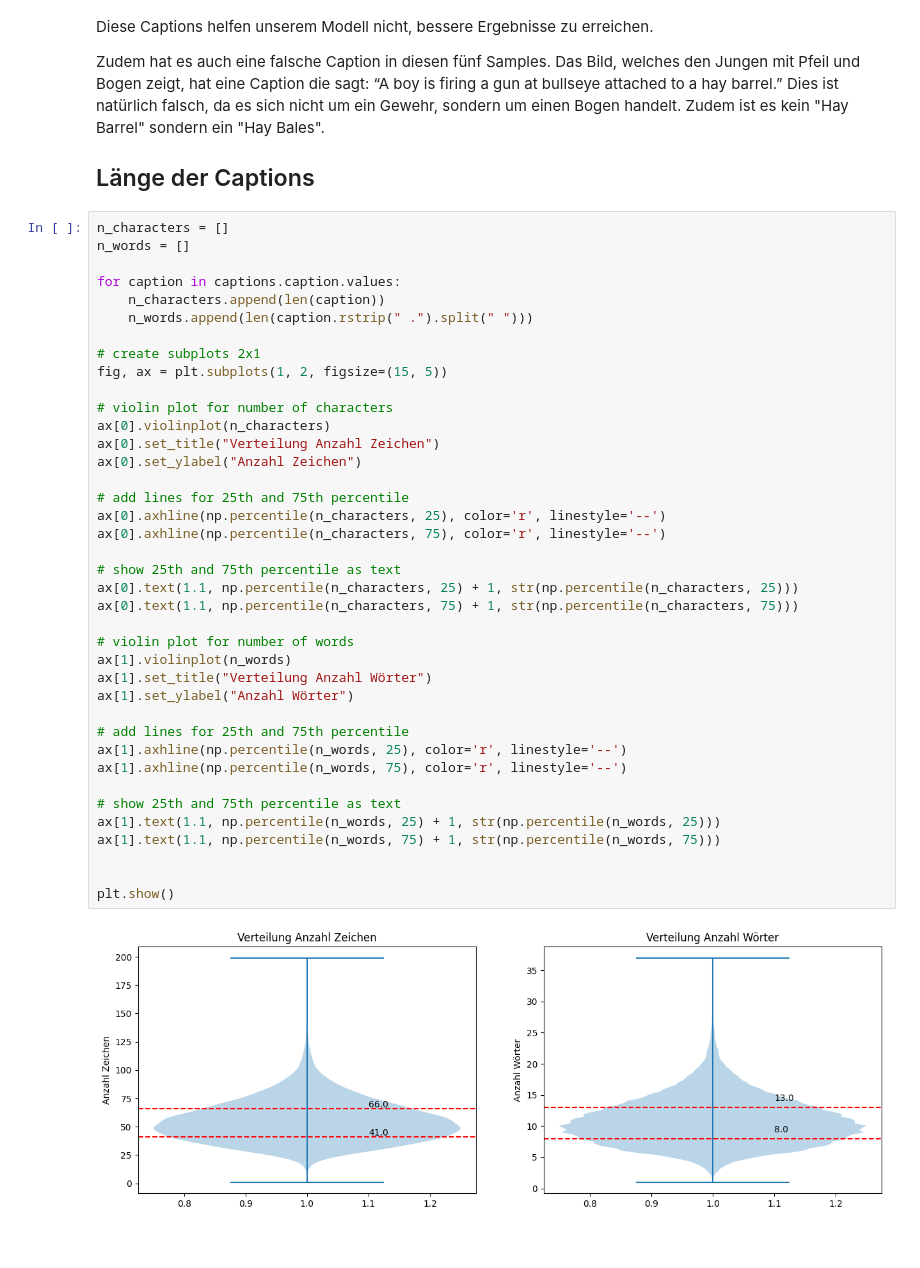
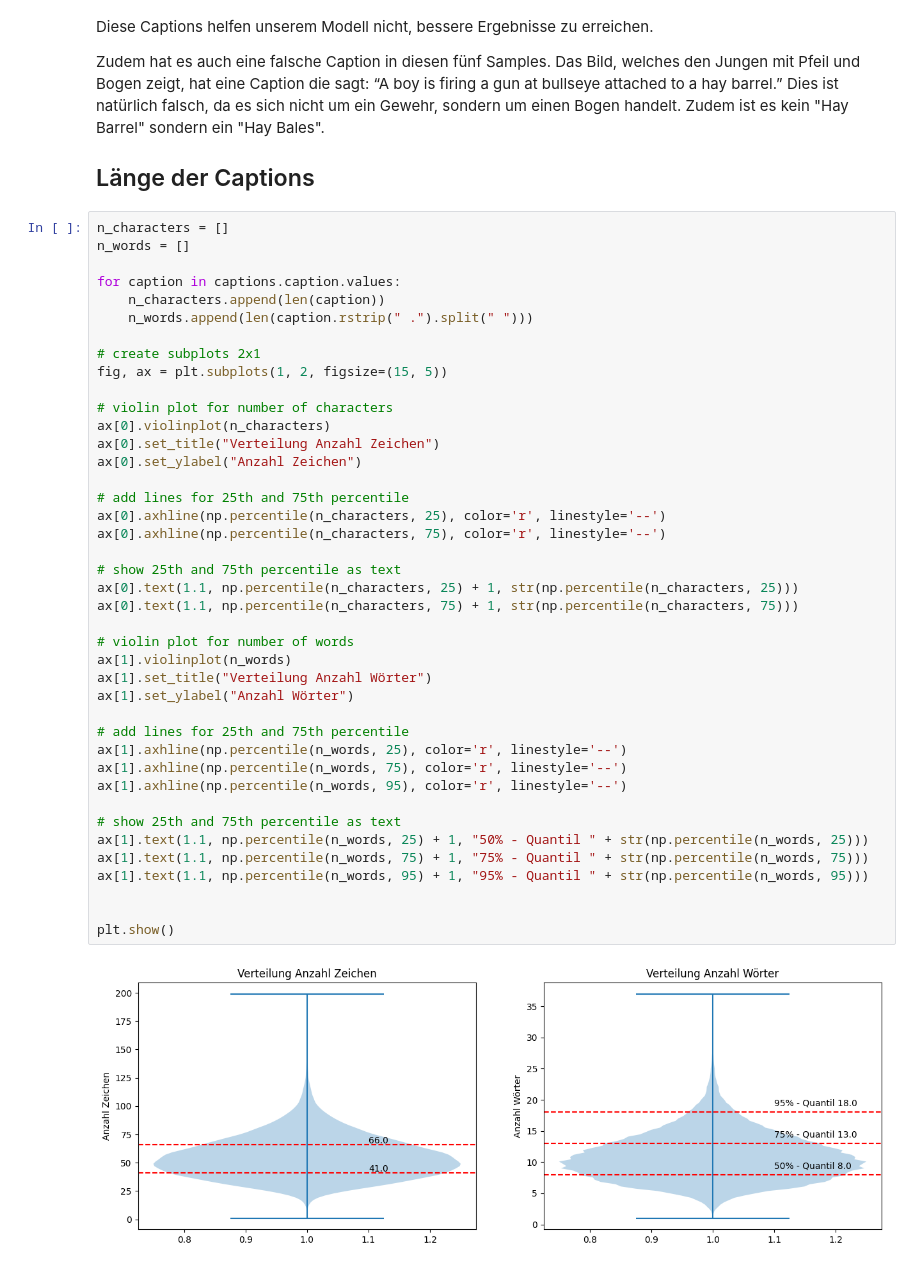
Before and after one commit to ronnyfhnw/del-image-captioning, a Jupyter notebook: eda.ipynb, the cells around one changed output. Drawn from its saved outputs; the diff is of its cells as text.

```diff
--- a/eda.ipynb
+++ b/eda.ipynb
@@ -58,34 +58,36 @@ for caption in captions.caption.values:
 # create subplots 2x1
 fig, ax = plt.subplots(1, 2, figsize=(15, 5))
 
 # violin plot for number of characters
 ax[0].violinplot(n_characters)
 ax[0].set_title("Verteilung Anzahl Zeichen")
 ax[0].set_ylabel("Anzahl Zeichen")
 
 # add lines for 25th and 75th percentile
 ax[0].axhline(np.percentile(n_characters, 25), color='r', linestyle='--')
 ax[0].axhline(np.percentile(n_characters, 75), color='r', linestyle='--')
 
 # show 25th and 75th percentile as text
 ax[0].text(1.1, np.percentile(n_characters, 25) + 1, str(np.percentile(n_characters, 25)))
 ax[0].text(1.1, np.percentile(n_characters, 75) + 1, str(np.percentile(n_characters, 75)))
 
 # violin plot for number of words
 ax[1].violinplot(n_words)
 ax[1].set_title("Verteilung Anzahl Wörter")
 ax[1].set_ylabel("Anzahl Wörter")
 
 # add lines for 25th and 75th percentile
 ax[1].axhline(np.percentile(n_words, 25), color='r', linestyle='--')
 ax[1].axhline(np.percentile(n_words, 75), color='r', linestyle='--')
+ax[1].axhline(np.percentile(n_words, 95), color='r', linestyle='--')
 
 # show 25th and 75th percentile as text
-ax[1].text(1.1, np.percentile(n_words, 25) + 1, str(np.percentile(n_words, 25)))
-ax[1].text(1.1, np.percentile(n_words, 75) + 1, str(np.percentile(n_words, 75)))
+ax[1].text(1.1, np.percentile(n_words, 25) + 1, "50% - Quantil " + str(np.percentile(n_words, 25)))
+ax[1].text(1.1, np.percentile(n_words, 75) + 1, "75% - Quantil " + str(np.percentile(n_words, 75)))
+ax[1].text(1.1, np.percentile(n_words, 95) + 1, "95% - Quantil " + str(np.percentile(n_words, 95)))
 
 
 plt.show()
 # %% [output]
-[figure, old version]
+[figure, new version]
 # %% [markdown]
```
Also changed, not shown: parts of 28 cells of this notebook.
